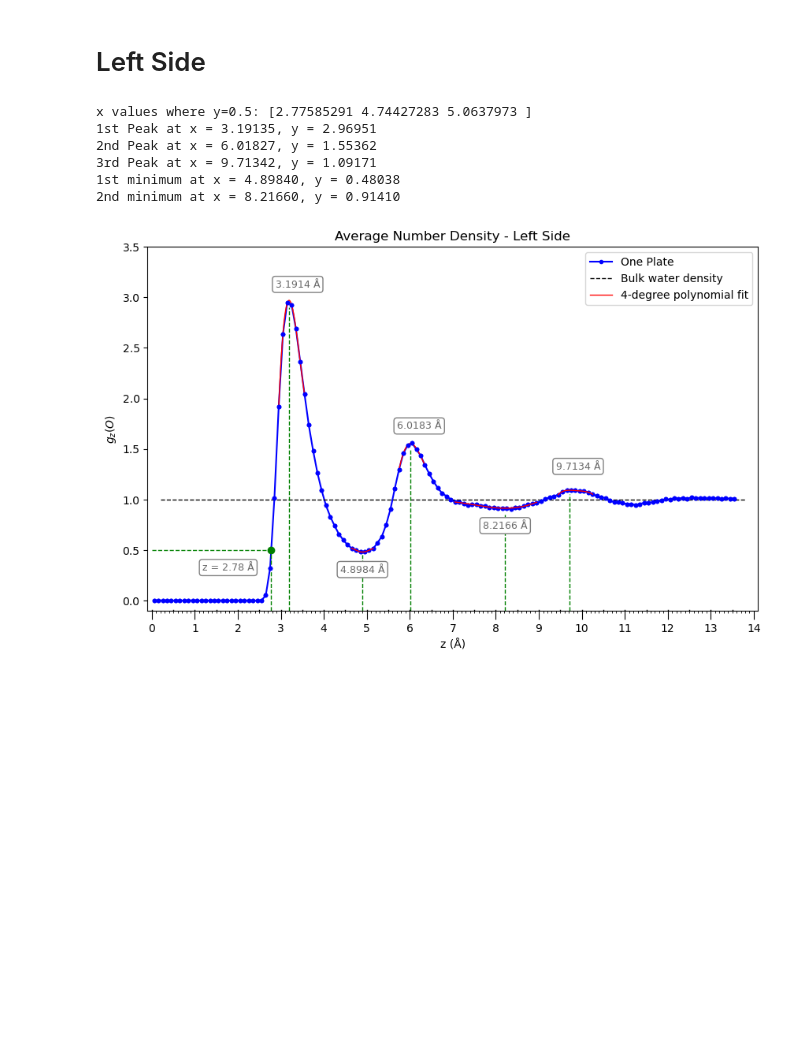
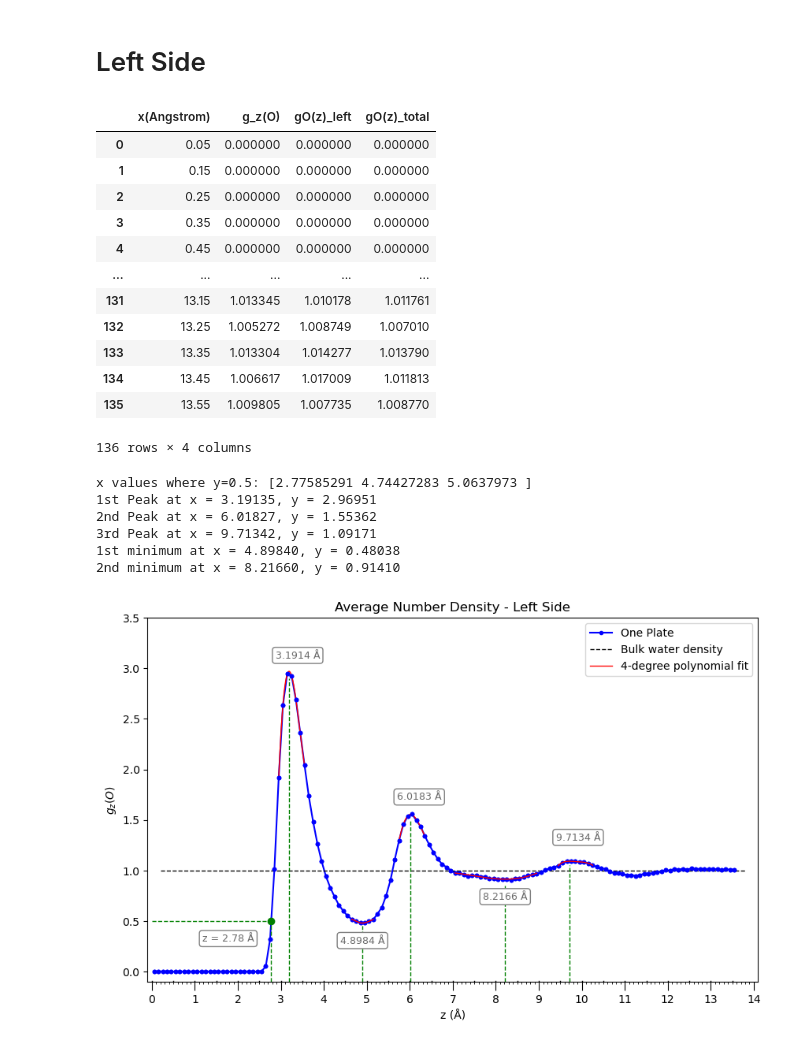
Before and after one commit to arghavanvg/hydrophobic-plates-analysis, a Jupyter notebook: gZ-one-plate-plot.ipynb, the cells around one changed output. Cells and saved outputs as stored; diff of their text form; code cells hidden in the pictures; blank space fills up the shorter version.

```diff
--- a/gZ-one-plate-plot.ipynb
+++ b/gZ-one-plate-plot.ipynb
@@ -1,5 +703,51 @@
 # %% [markdown]
 # Left Side
+# %%
+import matplotlib.pyplot as plt
+import matplotlib.ticker as ticker
+import numpy as np
+import os
+import pandas as pd
+
+
+left_side_file = '/gibbs/arghavan/hp-results-pc/one-plate/gZ-one-plate-300K-leftSide.dat'
+right_side_file = '/gibbs/arghavan/hp-results-pc/one-plate/gZ-one-plate-300K-rightSide.dat'
+
+df_left = pd.read_csv(left_side_file, sep=r'\s+', header=0)
+df_right = pd.read_csv(right_side_file, sep=r'\s+', header=0)
+
+df_left.iloc[:,0] = df_left.iloc[:,0].astype(float).round(2)
+df_right.iloc[:,0] = df_right.iloc[:,0].astype(float).round(2)
+# %%
+df_all = df_left.copy()
+df_all["gO(z)_right"] = df_right.iloc[:,1].iloc[::-1].values
+df_all['gO(z)_total'] = df_all.iloc[:,1:3].mean(axis=1)
+
+# df_out = df_all.iloc[:, [0,-1]]
+
+# output_file = '/gibbs/arghavan/hp-results-pc/one-plate/gZ-one-plate-300K-averaged.dat'
+
+output_file = '/gibbs/arghavan/hp-results-pc/one-plate/gZ-one-plate-300K-all.dat'
+df_all.to_csv(output_file, sep='\t', index=False)
+# df_out.to_csv(output_file, sep='\t', index=False)
+# df_all
+# %%
+df_all.columns.values[2] = 'gO(z)_left'
+df_all
+# %% [output]
+|  | x(Angstrom) | g_z(O) | gO(z)_left | gO(z)_total |
+| 0 | 0.05 | 0.000000 | 0.000000 | 0.000000 |
+| 1 | 0.15 | 0.000000 | 0.000000 | 0.000000 |
+| 2 | 0.25 | 0.000000 | 0.000000 | 0.000000 |
+| 3 | 0.35 | 0.000000 | 0.000000 | 0.000000 |
+| 4 | 0.45 | 0.000000 | 0.000000 | 0.000000 |
+| ... | ... | ... | ... | ... |
+| 131 | 13.15 | 1.013345 | 1.010178 | 1.011761 |
+| 132 | 13.25 | 1.005272 | 1.008749 | 1.007010 |
+| 133 | 13.35 | 1.013304 | 1.014277 | 1.013790 |
+| 134 | 13.45 | 1.006617 | 1.017009 | 1.011813 |
+| 135 | 13.55 | 1.009805 | 1.007735 | 1.008770 |
+136 rows × 4 columns
 # %%
 import matplotlib.pyplot as plt
 import matplotlib.ticker as ticker
```
Also changed, not shown: parts of 4 cells of this notebook.
